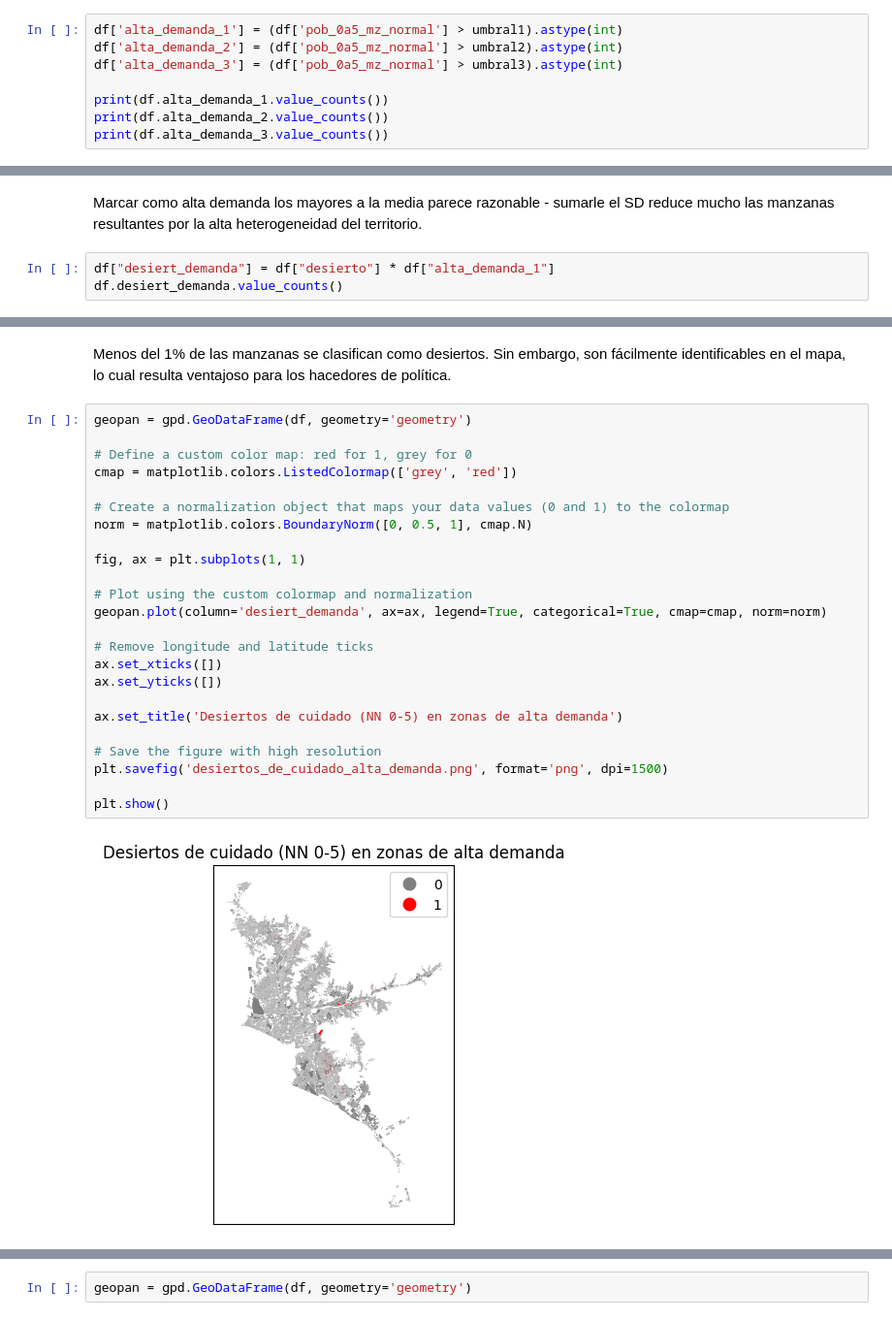
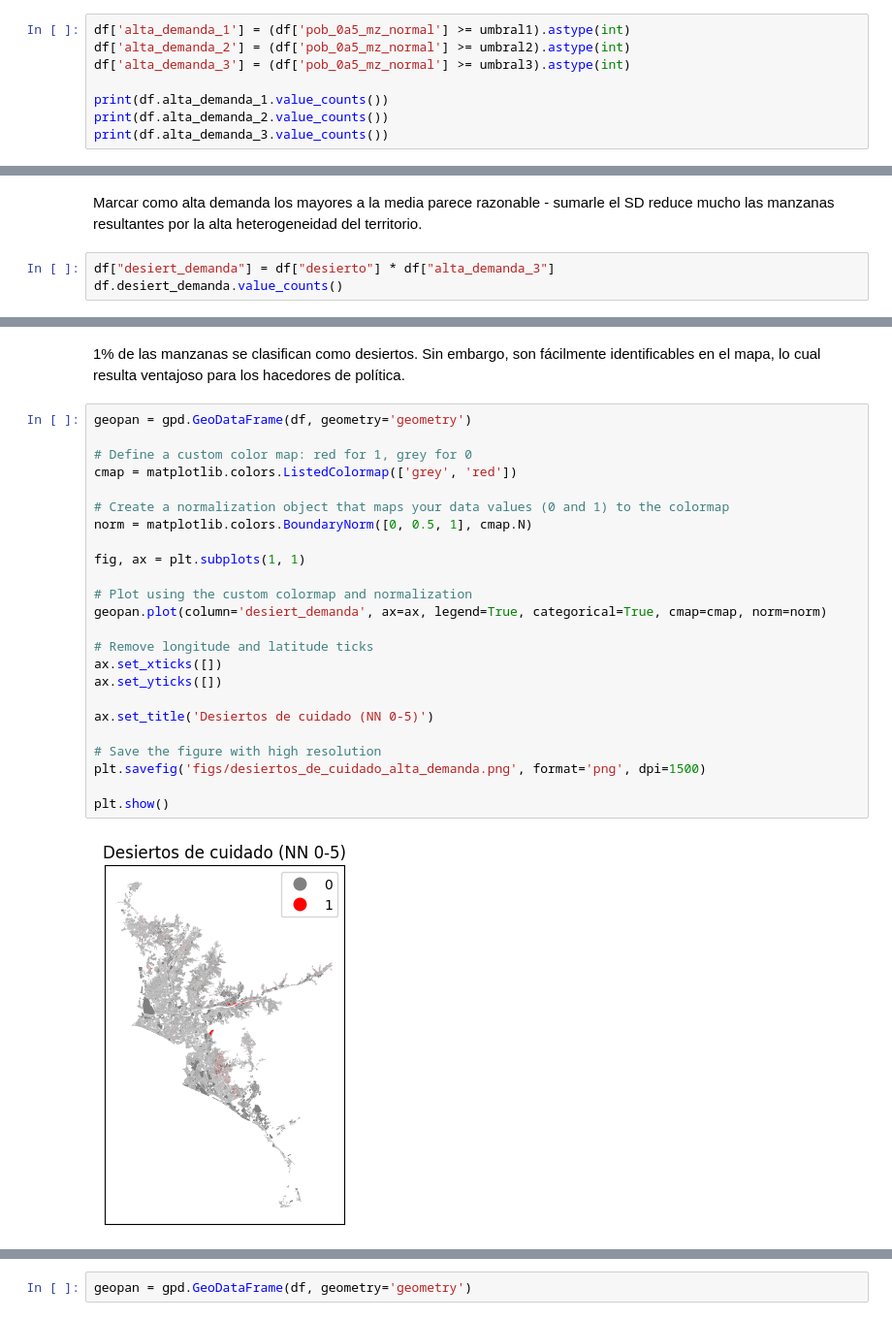
Before and after one commit to danidlsa/care_deserts, a Jupyter notebook: Model development - Desiertos de cuidado.ipynb, the cells around one changed output, grey strips where cells are left out. Shown at 97% size. Saved outputs shown, nothing was run; the diff lists cells and outputs as text.

```diff
--- a/Model development - Desiertos de cuidado.ipynb
+++ b/Model development - Desiertos de cuidado.ipynb
@@ -615,9 +615,9 @@ umbral1 = df.pob_0a5_mz_normal.mean()
 umbral2 = df.pob_0a5_mz_normal.mean() + df.pob0a5_mz.std()
 umbral3 = df.pob_0a5_mz_normal.median()
 # %%
-df['alta_demanda_1'] = (df['pob_0a5_mz_normal'] > umbral1).astype(int)
-df['alta_demanda_2'] = (df['pob_0a5_mz_normal'] > umbral2).astype(int)
-df['alta_demanda_3'] = (df['pob_0a5_mz_normal'] > umbral3).astype(int)
+df['alta_demanda_1'] = (df['pob_0a5_mz_normal'] >= umbral1).astype(int)
+df['alta_demanda_2'] = (df['pob_0a5_mz_normal'] >= umbral2).astype(int)
+df['alta_demanda_3'] = (df['pob_0a5_mz_normal'] >= umbral3).astype(int)
 
 print(df.alta_demanda_1.value_counts())
 print(df.alta_demanda_2.value_counts())
@@ -638,7 +638,7 @@ Name: count, dtype: int64
 # %% [markdown]
 Marcar como alta demanda los mayores a la media parece razonable - sumarle el SD reduce mucho las manzanas resultantes por la alta heterogeneidad del territorio.
 # %%
-df["desiert_demanda"] = df["desierto"] * df["alta_demanda_1"]
+df["desiert_demanda"] = df["desierto"] * df["alta_demanda_3"]
 df.desiert_demanda.value_counts()
 # %% [output]
 desiert_demanda
@@ -648,28 +652,28 @@ Name: count, dtype: int64
 # %% [markdown]
-Menos del 1% de las manzanas se clasifican como desiertos. Sin embargo, son fácilmente identificables en el mapa, lo cual resulta ventajoso para los hacedores de política.
+1% de las manzanas se clasifican como desiertos. Sin embargo, son fácilmente identificables en el mapa, lo cual resulta ventajoso para los hacedores de política.
 # %%
 geopan = gpd.GeoDataFrame(df, geometry='geometry')
 
 # Define a custom color map: red for 1, grey for 0
 cmap = matplotlib.colors.ListedColormap(['grey', 'red'])
 
 # Create a normalization object that maps your data values (0 and 1) to the colormap
 norm = matplotlib.colors.BoundaryNorm([0, 0.5, 1], cmap.N)
 
 fig, ax = plt.subplots(1, 1)
 
 # Plot using the custom colormap and normalization
 geopan.plot(column='desiert_demanda', ax=ax, legend=True, categorical=True, cmap=cmap, norm=norm)
 
 # Remove longitude and latitude ticks
 ax.set_xticks([])
 ax.set_yticks([])
 
-ax.set_title('Desiertos de cuidado (NN 0-5) en zonas de alta demanda')
+ax.set_title('Desiertos de cuidado (NN 0-5)')
 
 # Save the figure with high resolution
-plt.savefig('desiertos_de_cuidado_alta_demanda.png', format='png', dpi=1500)
+plt.savefig('figs/desiertos_de_cuidado_alta_demanda.png', format='png', dpi=1500)
 
 plt.show()
 # %% [output]
-[figure, old version]
+[figure, new version]
```
Also changed, not shown: parts of 9 cells of this notebook, 4 other files.
